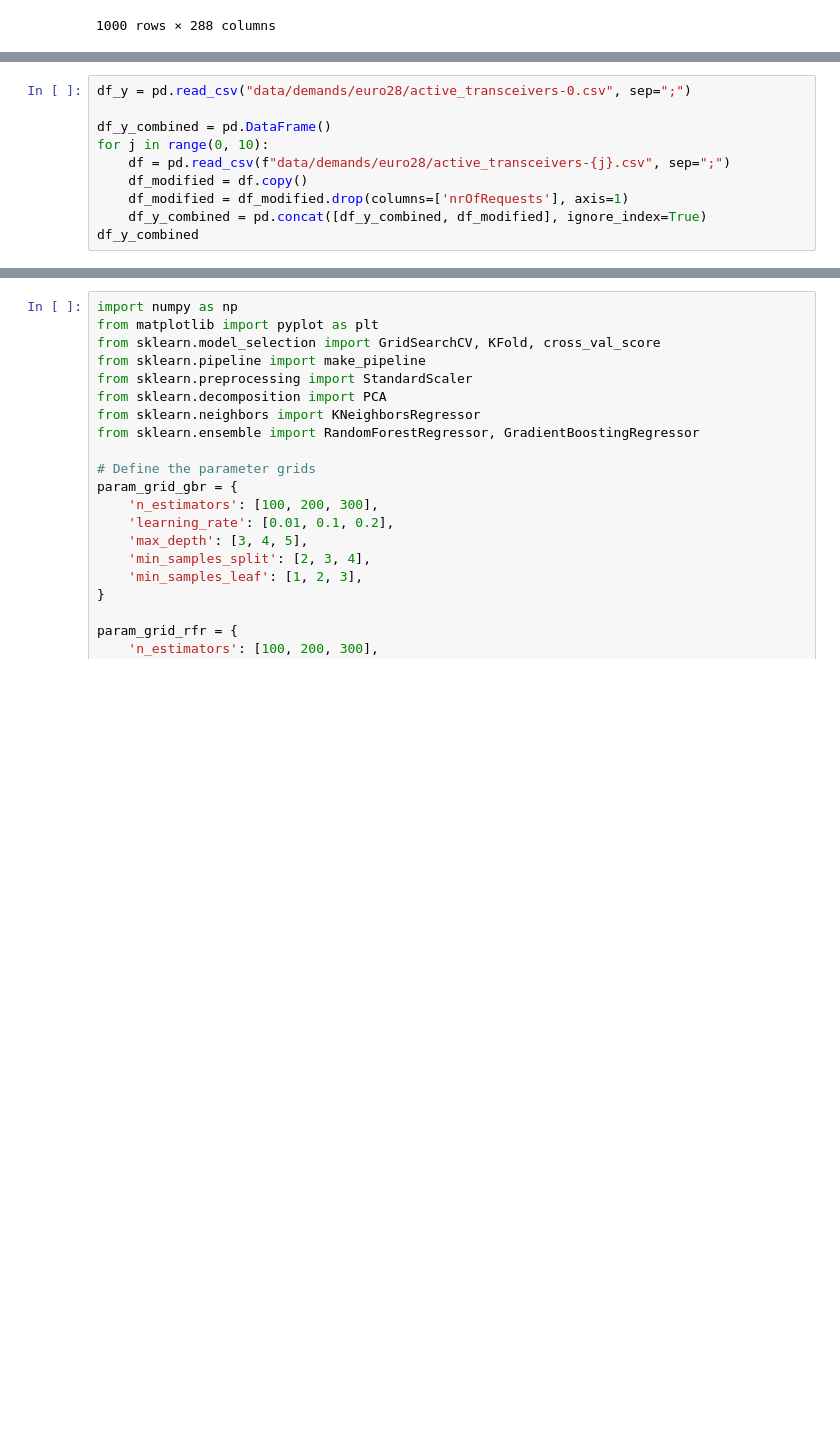
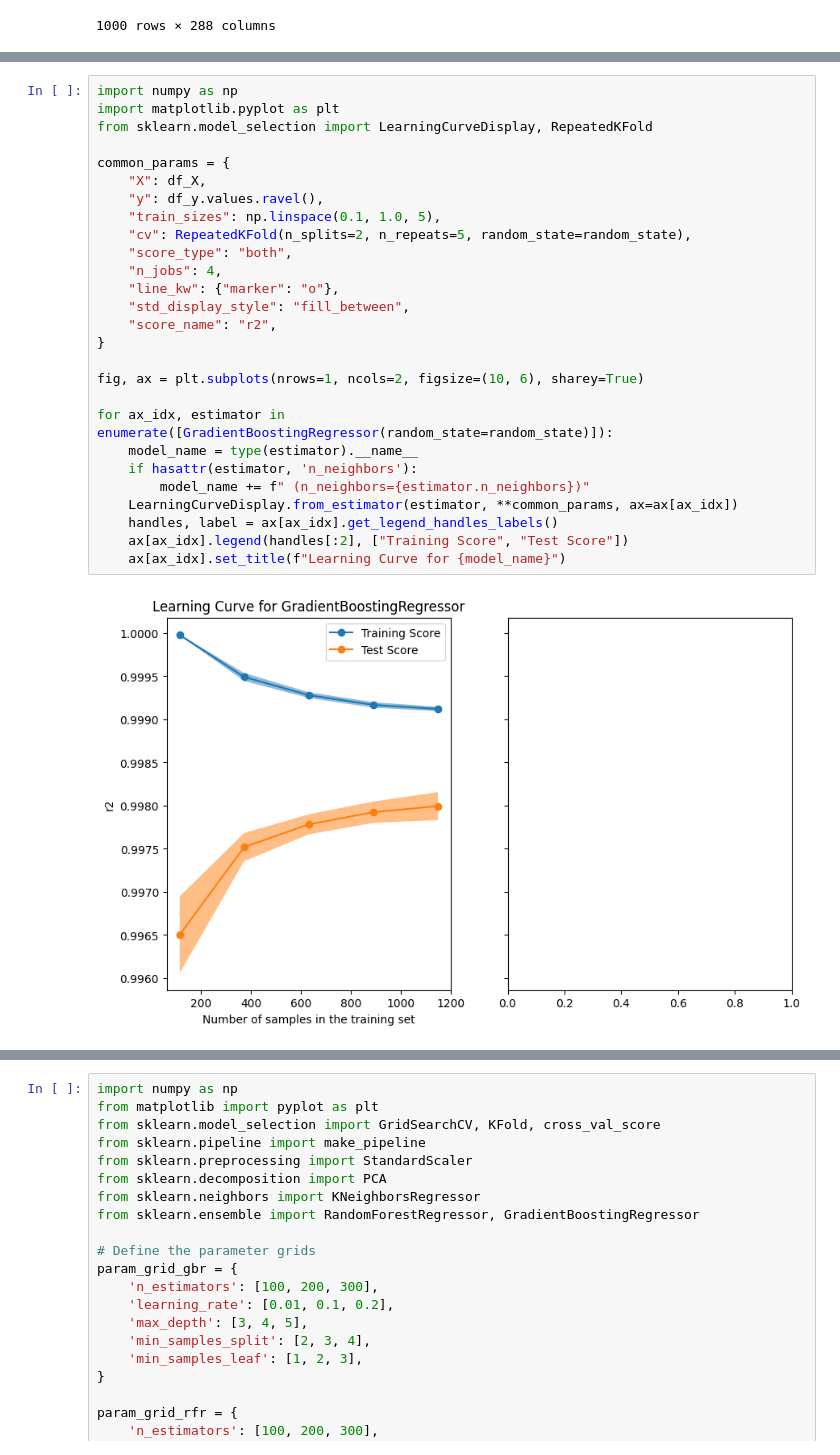
Before and after one commit to rodakrafal/ML, a Jupyter notebook: data_visualization.ipynb, the cells around one changed output, grey strips where cells are left out. Saved outputs shown, nothing was run; the diff lists cells and outputs as text; blank space fills up the shorter version.

Commit message:
separate logic, add model plotting and learning curves

```diff
--- a/data_visualization.ipynb
+++ b/data_visualization.ipynb
@@ -336,10 +293,0 @@ df_combined
-# %%
-df_y = pd.read_csv("data/demands/euro28/active_transceivers-0.csv", sep=";")
-
-df_y_combined = pd.DataFrame()
-for j in range(0, 10):
-    df = pd.read_csv(f"data/demands/euro28/active_transceivers-{j}.csv", sep=";")
-    df_modified = df.copy()
-    df_modified = df_modified.drop(columns=['nrOfRequests'], axis=1)
-    df_y_combined = pd.concat([df_y_combined, df_modified], ignore_index=True)
-df_y_combined
@@ -502,0 +363,29 @@ Base Model Metrics:
+# %%
+import numpy as np
+import matplotlib.pyplot as plt
+from sklearn.model_selection import LearningCurveDisplay, RepeatedKFold
+
+common_params = {
+    "X": df_X,
+    "y": df_y.values.ravel(),
+    "train_sizes": np.linspace(0.1, 1.0, 5),
+    "cv": RepeatedKFold(n_splits=2, n_repeats=5, random_state=random_state),
+    "score_type": "both",
+    "n_jobs": 4,
+    "line_kw": {"marker": "o"},
+    "std_display_style": "fill_between",
+    "score_name": "r2",
+}
+
+fig, ax = plt.subplots(nrows=1, ncols=2, figsize=(10, 6), sharey=True)
+
+for ax_idx, estimator in enumerate([GradientBoostingRegressor(random_state=random_state)]):
+    model_name = type(estimator).__name__
+    if hasattr(estimator, 'n_neighbors'):
+        model_name += f" (n_neighbors={estimator.n_neighbors})"
+    LearningCurveDisplay.from_estimator(estimator, **common_params, ax=ax[ax_idx])
+    handles, label = ax[ax_idx].get_legend_handles_labels()
+    ax[ax_idx].legend(handles[:2], ["Training Score", "Test Score"])
+    ax[ax_idx].set_title(f"Learning Curve for {model_name}")
+# %% [output]
+[figure, added]
```
Also changed, not shown: parts of 13 cells of this notebook, 4 other files.
